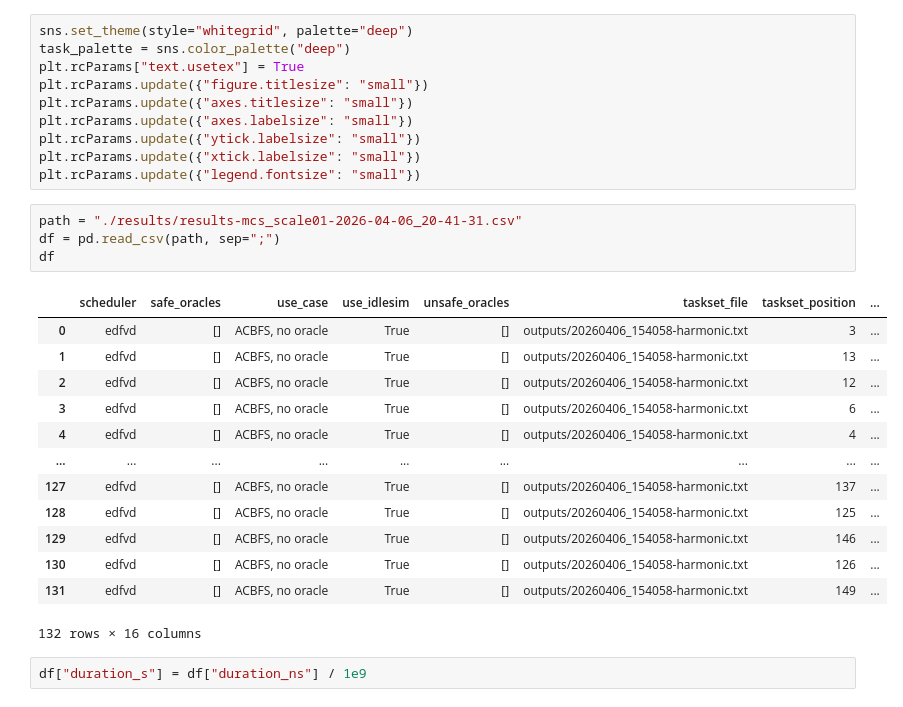
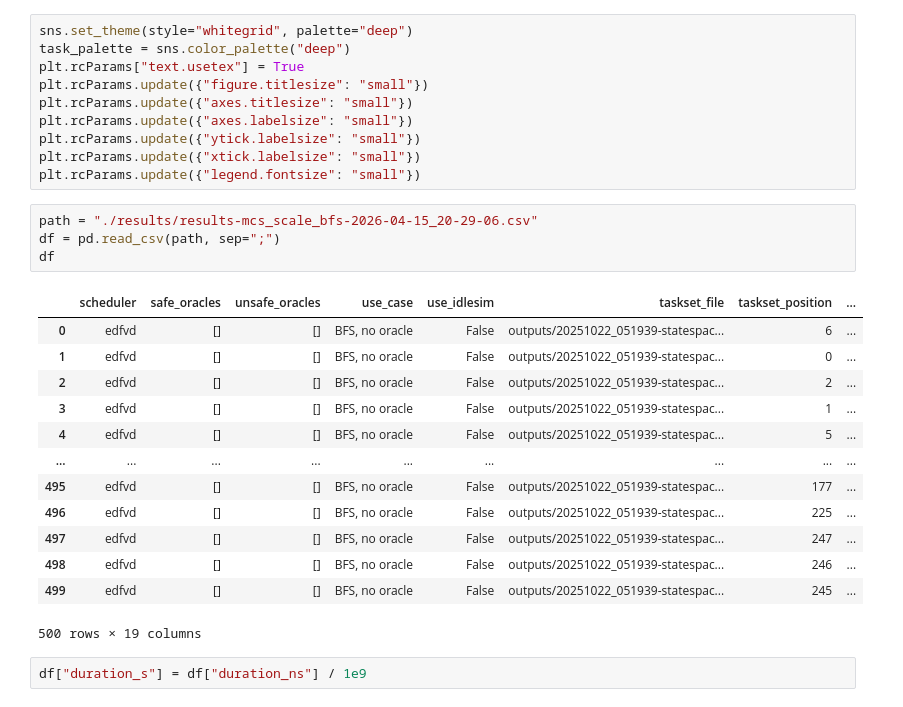
Before and after one commit to Jordan-Sun/mixed-criticality-graph-xp, a Jupyter notebook: notebooks/charts-rtss.ipynb, the cells around one changed output. Saved outputs shown, nothing was run; the diff lists cells and outputs as text.

```diff
--- a/notebooks/charts-rtss.ipynb
+++ b/notebooks/charts-rtss.ipynb
@@ -18,23 +18,23 @@ plt.rcParams.update({"ytick.labelsize": "small"})
 plt.rcParams.update({"xtick.labelsize": "small"})
 plt.rcParams.update({"legend.fontsize": "small"})
 # %%
-path = "./results/results-mcs_scale01-2026-04-06_20-41-31.csv"
+path = "./results/results-mcs_scale_bfs-2026-04-15_20-29-06.csv"
 df = pd.read_csv(path, sep=";")
 df
 # %% [output]
-|  | scheduler | safe_oracles | use_case | use_idlesim | unsafe_oracles | taskset_file | taskset_position | ... |
-| 0 | edfvd | [] | ACBFS, no oracle | True | [] | outputs/20260406_154058-harmonic.txt | 3 | ... |
-| 1 | edfvd | [] | ACBFS, no oracle | True | [] | outputs/20260406_154058-harmonic.txt | 13 | ... |
-| 2 | edfvd | [] | ACBFS, no oracle | True | [] | outputs/20260406_154058-harmonic.txt | 12 | ... |
-| 3 | edfvd | [] | ACBFS, no oracle | True | [] | outputs/20260406_154058-harmonic.txt | 6 | ... |
-| 4 | edfvd | [] | ACBFS, no oracle | True | [] | outputs/20260406_154058-harmonic.txt | 4 | ... |
+|  | scheduler | safe_oracles | unsafe_oracles | use_case | use_idlesim | taskset_file | taskset_position | ... |
+| 0 | edfvd | [] | [] | BFS, no oracle | False | outputs/20251022_051939-statespac... | 6 | ... |
+| 1 | edfvd | [] | [] | BFS, no oracle | False | outputs/20251022_051939-statespac... | 0 | ... |
+| 2 | edfvd | [] | [] | BFS, no oracle | False | outputs/20251022_051939-statespac... | 2 | ... |
+| 3 | edfvd | [] | [] | BFS, no oracle | False | outputs/20251022_051939-statespac... | 1 | ... |
+| 4 | edfvd | [] | [] | BFS, no oracle | False | outputs/20251022_051939-statespac... | 5 | ... |
 | ... | ... | ... | ... | ... | ... | ... | ... | ... |
-| 127 | edfvd | [] | ACBFS, no oracle | True | [] | outputs/20260406_154058-harmonic.txt | 137 | ... |
-| 128 | edfvd | [] | ACBFS, no oracle | True | [] | outputs/20260406_154058-harmonic.txt | 125 | ... |
-| 129 | edfvd | [] | ACBFS, no oracle | True | [] | outputs/20260406_154058-harmonic.txt | 146 | ... |
-| 130 | edfvd | [] | ACBFS, no oracle | True | [] | outputs/20260406_154058-harmonic.txt | 126 | ... |
-| 131 | edfvd | [] | ACBFS, no oracle | True | [] | outputs/20260406_154058-harmonic.txt | 149 | ... |
+| 495 | edfvd | [] | [] | BFS, no oracle | False | outputs/20251022_051939-statespac... | 177 | ... |
+| 496 | edfvd | [] | [] | BFS, no oracle | False | outputs/20251022_051939-statespac... | 225 | ... |
+| 497 | edfvd | [] | [] | BFS, no oracle | False | outputs/20251022_051939-statespac... | 247 | ... |
+| 498 | edfvd | [] | [] | BFS, no oracle | False | outputs/20251022_051939-statespac... | 246 | ... |
+| 499 | edfvd | [] | [] | BFS, no oracle | False | outputs/20251022_051939-statespac... | 245 | ... |
-132 rows × 16 columns
+500 rows × 19 columns
 # %%
 df["duration_s"] = df["duration_ns"] / 1e9
 # %%
```
Also changed, not shown: parts of 12 cells of this notebook, 17 other files.
